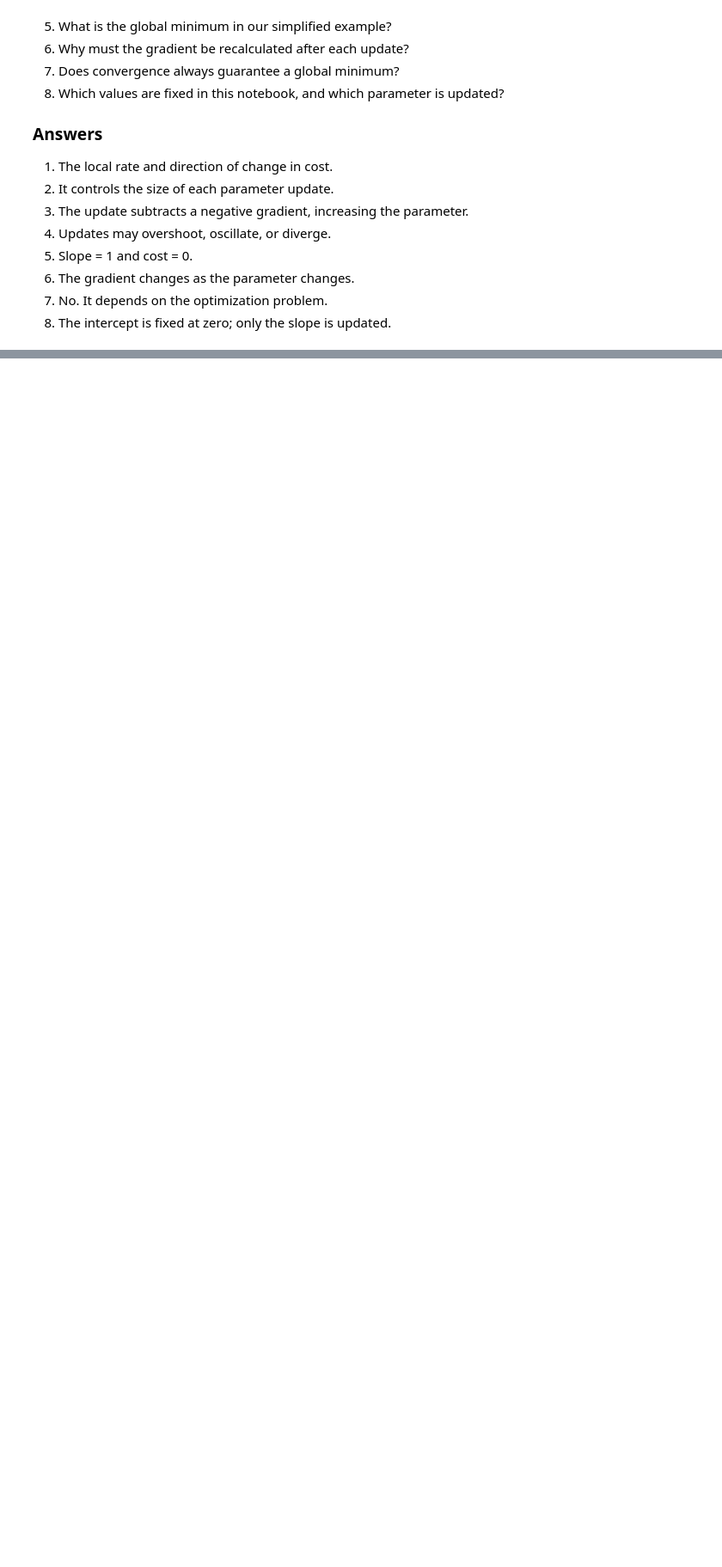
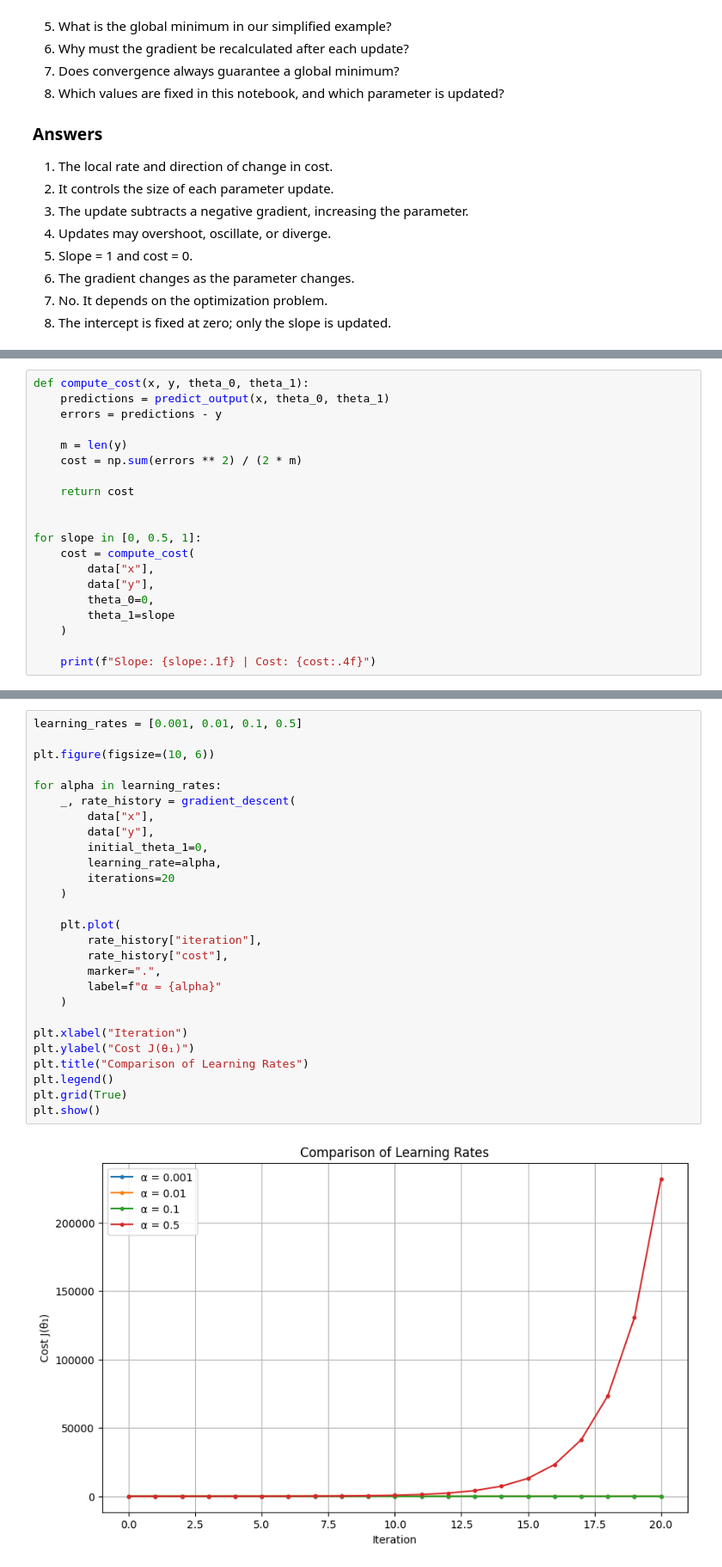
Before and after one commit to silverbullet-ai/learning-intelligence, a Jupyter notebook: 04-data-and-ai/04-machine-learning/05-gradient-descent/notebook.ipynb, the cells around one changed output, grey strips where cells are left out. Shown at 86% size. Saved outputs shown, nothing was run; the diff lists cells and outputs as text; blank space fills up the shorter version.

```diff
--- a/04-data-and-ai/04-machine-learning/05-gradient-descent/notebook.ipynb
+++ b/04-data-and-ai/04-machine-learning/05-gradient-descent/notebook.ipynb
@@ -363,0 +443,20 @@ Iterations:      47
+# %%
+def compute_cost(x, y, theta_0, theta_1):
+    predictions = predict_output(x, theta_0, theta_1)
+    errors = predictions - y
+
+    m = len(y)
+    cost = np.sum(errors ** 2) / (2 * m)
+
+    return cost
+
+
+for slope in [0, 0.5, 1]:
+    cost = compute_cost(
+        data["x"],
+        data["y"],
+        theta_0=0,
+        theta_1=slope
+    )
+
+    print(f"Slope: {slope:.1f} | Cost: {cost:.4f}")
@@ -363,0 +662,29 @@ Iterations:      47
+# %%
+learning_rates = [0.001, 0.01, 0.1, 0.5]
+
+plt.figure(figsize=(10, 6))
+
+for alpha in learning_rates:
+    _, rate_history = gradient_descent(
+        data["x"],
+        data["y"],
+        initial_theta_1=0,
+        learning_rate=alpha,
+        iterations=20
+    )
+
+    plt.plot(
+        rate_history["iteration"],
+        rate_history["cost"],
+        marker=".",
+        label=f"α = {alpha}"
+    )
+
+plt.xlabel("Iteration")
+plt.ylabel("Cost J(θ₁)")
+plt.title("Comparison of Learning Rates")
+plt.legend()
+plt.grid(True)
+plt.show()
+# %% [output]
+[figure, added]
```
Also changed, not shown: parts of 17 cells of this notebook, 1 other file.
